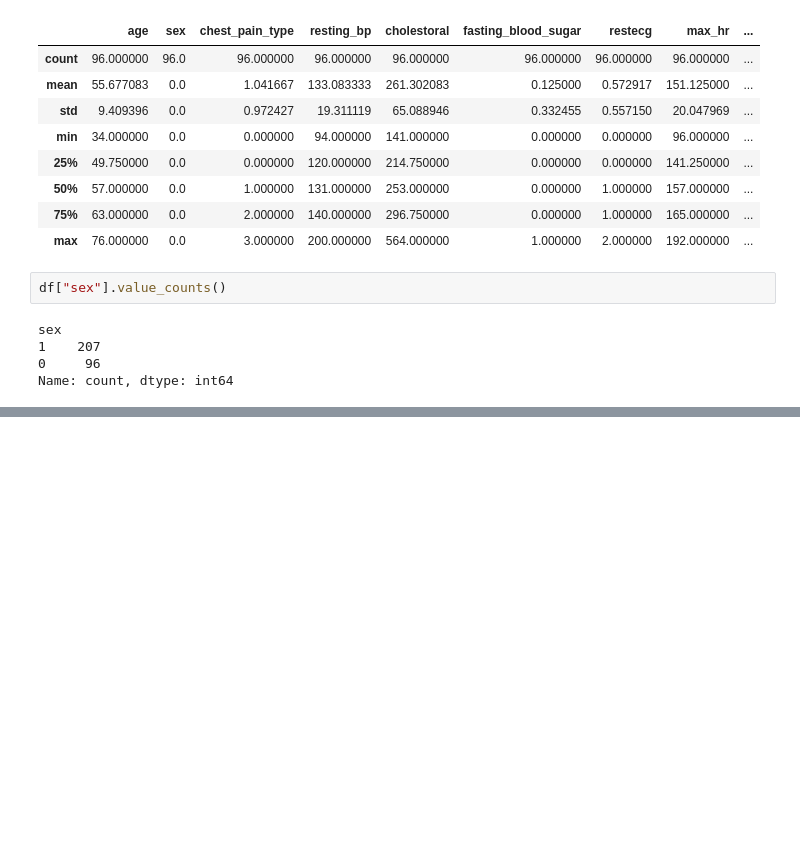
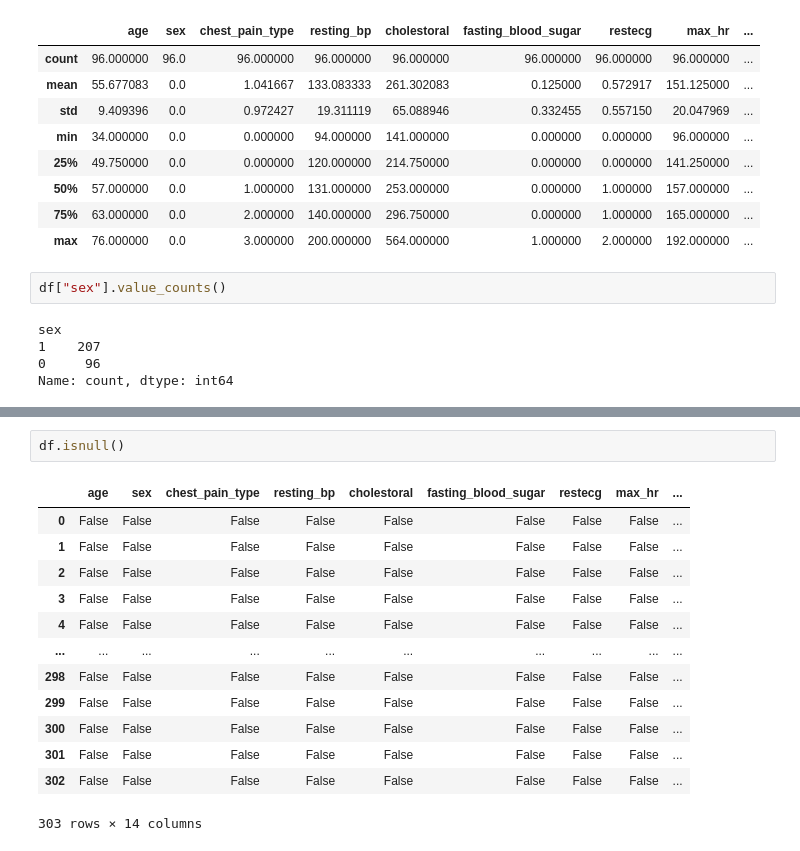
Before and after one commit to LokeshGouri/GenAI_Course, a Jupyter notebook: Pandas_Excercise.ipynb, the cells around one changed output, grey strips where cells are left out. Cells and saved outputs as stored; diff of their text form; blank space fills up the shorter version.

```diff
--- a/Pandas_Excercise.ipynb
+++ b/Pandas_Excercise.ipynb
@@ -93,0 +115,16 @@ Name: count, dtype: int64
+# %%
+df.isnull()
+# %% [output]
+|  | age | sex | chest_pain_type | resting_bp | cholestoral | fasting_blood_sugar | restecg | max_hr | ... |
+| 0 | False | False | False | False | False | False | False | False | ... |
+| 1 | False | False | False | False | False | False | False | False | ... |
+| 2 | False | False | False | False | False | False | False | False | ... |
+| 3 | False | False | False | False | False | False | False | False | ... |
+| 4 | False | False | False | False | False | False | False | False | ... |
+| ... | ... | ... | ... | ... | ... | ... | ... | ... | ... |
+| 298 | False | False | False | False | False | False | False | False | ... |
+| 299 | False | False | False | False | False | False | False | False | ... |
+| 300 | False | False | False | False | False | False | False | False | ... |
+| 301 | False | False | False | False | False | False | False | False | ... |
+| 302 | False | False | False | False | False | False | False | False | ... |
+303 rows × 14 columns
```
Also changed, not shown: parts of 7 cells of this notebook.
